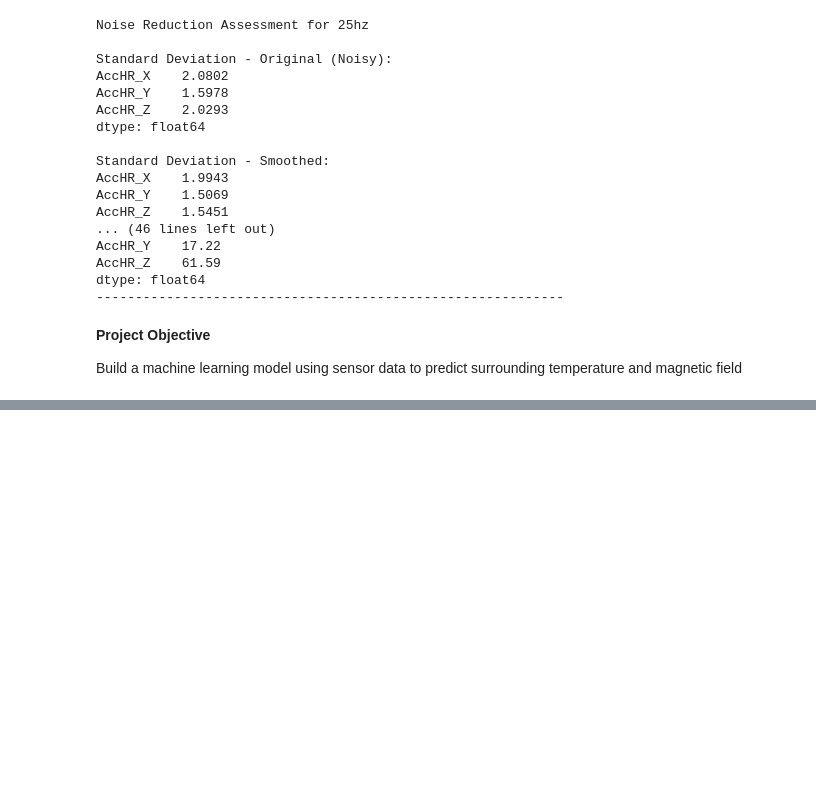
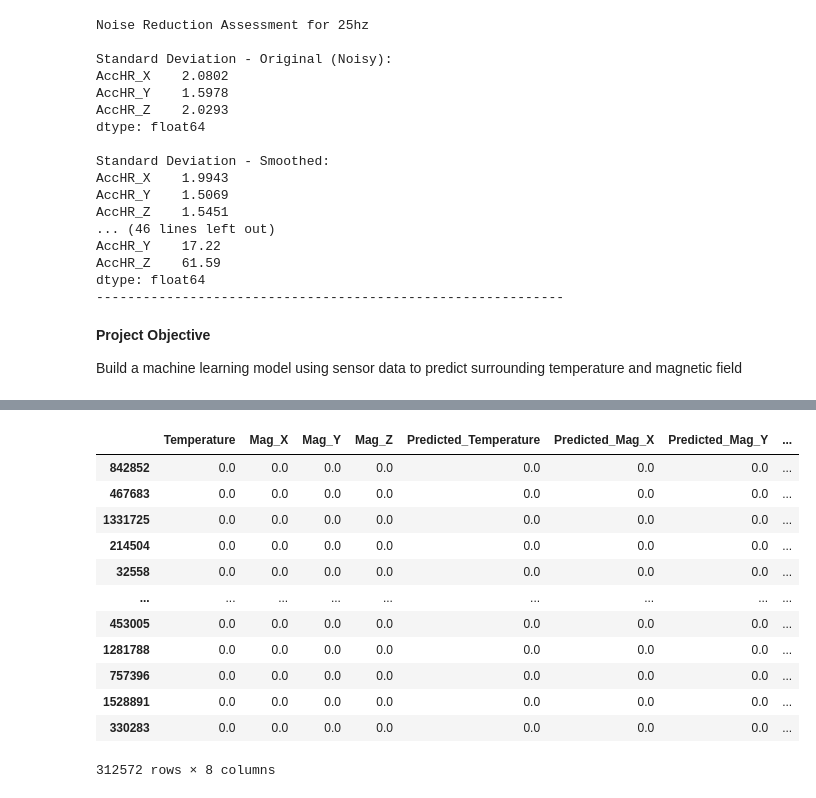
Before and after one commit to Samplergithub769/mtu-xsens-imu-Sensor, a Jupyter notebook: mtu_xsens_imu_Sensor.ipynb, the cells around one changed output, grey strips where cells are left out. Saved outputs shown, nothing was run; the diff lists cells and outputs as text; code cells hidden in the pictures; blank space fills up the shorter version.

```diff
--- a/mtu_xsens_imu_Sensor.ipynb
+++ b/mtu_xsens_imu_Sensor.ipynb
@@ -776,0 +966,16 @@ dtype: int64
+# %%
+display(comparison_df)
+# %% [output]
+|  | Temperature | Mag_X | Mag_Y | Mag_Z | Predicted_Temperature | Predicted_Mag_X | Predicted_Mag_Y | ... |
+| 842852 | 0.0 | 0.0 | 0.0 | 0.0 | 0.0 | 0.0 | 0.0 | ... |
+| 467683 | 0.0 | 0.0 | 0.0 | 0.0 | 0.0 | 0.0 | 0.0 | ... |
+| 1331725 | 0.0 | 0.0 | 0.0 | 0.0 | 0.0 | 0.0 | 0.0 | ... |
+| 214504 | 0.0 | 0.0 | 0.0 | 0.0 | 0.0 | 0.0 | 0.0 | ... |
+| 32558 | 0.0 | 0.0 | 0.0 | 0.0 | 0.0 | 0.0 | 0.0 | ... |
+| ... | ... | ... | ... | ... | ... | ... | ... | ... |
+| 453005 | 0.0 | 0.0 | 0.0 | 0.0 | 0.0 | 0.0 | 0.0 | ... |
+| 1281788 | 0.0 | 0.0 | 0.0 | 0.0 | 0.0 | 0.0 | 0.0 | ... |
+| 757396 | 0.0 | 0.0 | 0.0 | 0.0 | 0.0 | 0.0 | 0.0 | ... |
+| 1528891 | 0.0 | 0.0 | 0.0 | 0.0 | 0.0 | 0.0 | 0.0 | ... |
+| 330283 | 0.0 | 0.0 | 0.0 | 0.0 | 0.0 | 0.0 | 0.0 | ... |
+312572 rows × 8 columns
```
Also changed, not shown: parts of 37 cells of this notebook.
